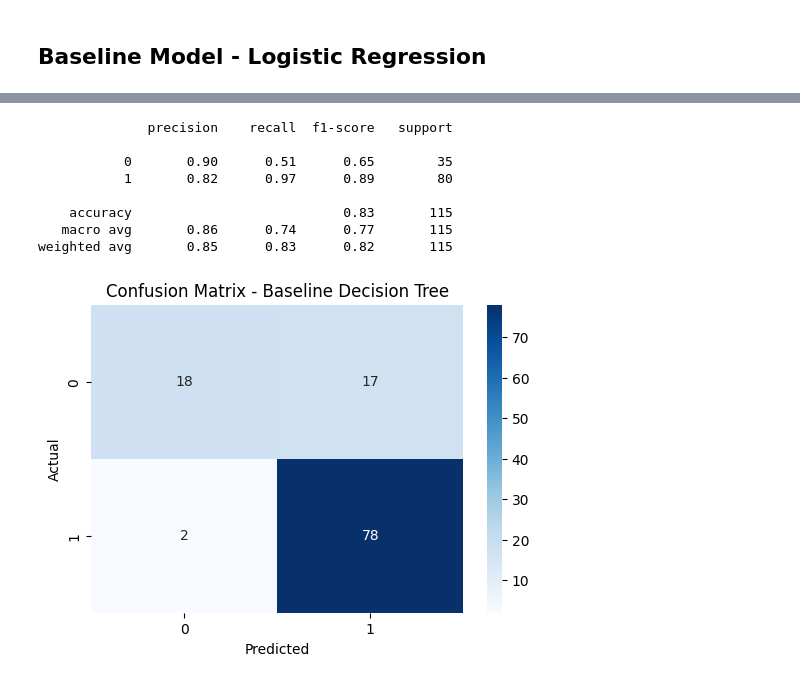
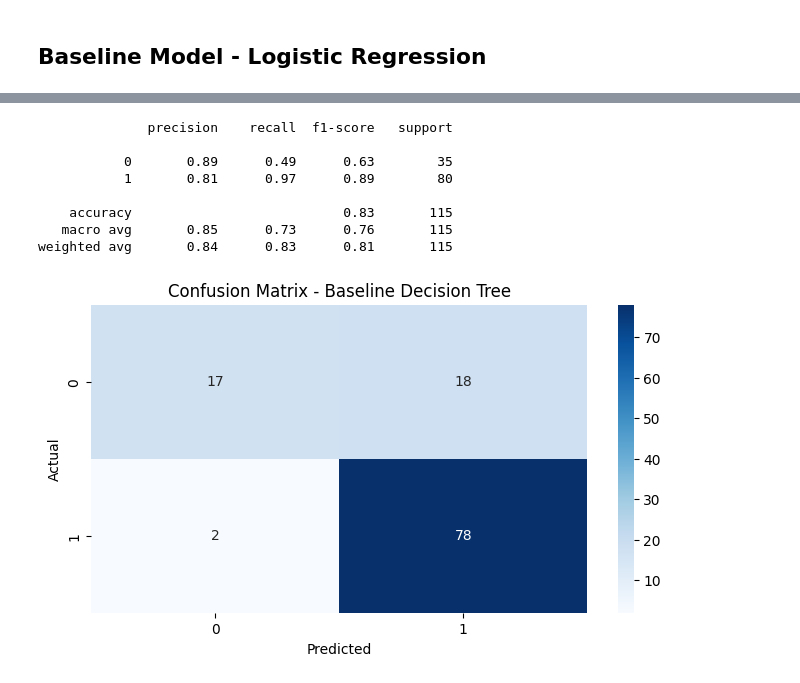
Before and after one commit to raji-ayyub/gen_ai_backend, a Jupyter notebook: preprocessing/preprocessing.ipynb, the cells around one changed output, grey strips where cells are left out. Saved outputs shown, nothing was run; the diff lists cells and outputs as text; code cells hidden in the pictures.

```diff
--- a/preprocessing/preprocessing.ipynb
+++ b/preprocessing/preprocessing.ipynb
@@ -120,10 +128,14 @@ Credit_History = "-2.194" skewness value
 from sklearn.preprocessing import LabelEncoder
 
 # categorical variables encoding pipeline ordinal
-categorical_cols = df.select_dtypes(include=['object']).columns
+categorical_cols = df.drop(columns="Property_Area").select_dtypes(include=['object']).columns
 le = LabelEncoder()
 for col in categorical_cols:
     df[col] = le.fit_transform(df[col])
 
+# Onehot encoding
+
+df = pd.get_dummies(df, "Property_Area", drop_first=True)
+
 df.head()
 # %% [output]
@@ -157,8 +237,8 @@ df.head()
 # %%
-# # feature scaling
-# from sklearn.preprocessing import StandardScaler
+# feature scaling
+from sklearn.preprocessing import StandardScaler
+numerical = ['Dependents', 'ApplicantIncome', 'CoapplicantIncome', 'LoanAmount','Loan_Amount_Term', 'Credit_History', 'Total_Income', 'Loan_Income_Ratio', 'EMI']
+scaler = StandardScaler()
+df[numerical] = scaler.fit_transform(df[numerical])
 
-# scaler = StandardScaler()
-# numeric_cols = df.select_dtypes(include=[np.number]).columns
-# df[numeric_cols] = scaler.fit_transform(df[numeric_cols])
-# df.head()
+df
@@ -233,7 +451,3 @@ Drop `Unamed: 0`
 * **Income-related features** do contribute signal
 * Engineered features like `Total_Income` are working
 * Dataset isn't suffering from extreme multicollinearity (good for our model)
-# %%
-# Drop unnecessary column based on correlation insight
-df = df.drop(columns=['Unnamed: 0'])
-df.head()
@@ -249,7 +456,7 @@ df.head()
 # %%
 from sklearn.model_selection import train_test_split
 
-X = df.drop('Loan_Status', axis=1)
+X = df[selected_features]
 y = df['Loan_Status']
 
 num_cols = X.select_dtypes(include=['int64', 'float64']).columns
@@ -304,23 +507,23 @@ array([[18, 17],
 # %%
 
 
 y_pred = model.predict(X_test)
 print(classification_report(y_test, y_pred))
 
 # Confusion Matrix
-plt.figure(figsize=(6,4))
+plt.figure(figsize=(8,4))
 sns.heatmap(confusion_matrix(y_test, y_pred), annot=True, fmt='d', cmap='Blues')
 plt.title("Confusion Matrix - Baseline Decision Tree")
 plt.xlabel("Predicted")
 plt.ylabel("Actual")
 plt.show()
 # %% [output]
               precision    recall  f1-score   support
 
-           0       0.90      0.51      0.65        35
-           1       0.82      0.97      0.89        80
+           0       0.89      0.49      0.63        35
+           1       0.81      0.97      0.89        80
 
     accuracy                           0.83       115
-   macro avg       0.86      0.74      0.77       115
-weighted avg       0.85      0.83      0.82       115
+   macro avg       0.85      0.73      0.76       115
+weighted avg       0.84      0.83      0.81       115
-[figure, old version]
+[figure, new version]
```
Also changed, not shown: parts of 31 cells of this notebook, 2 other files.
